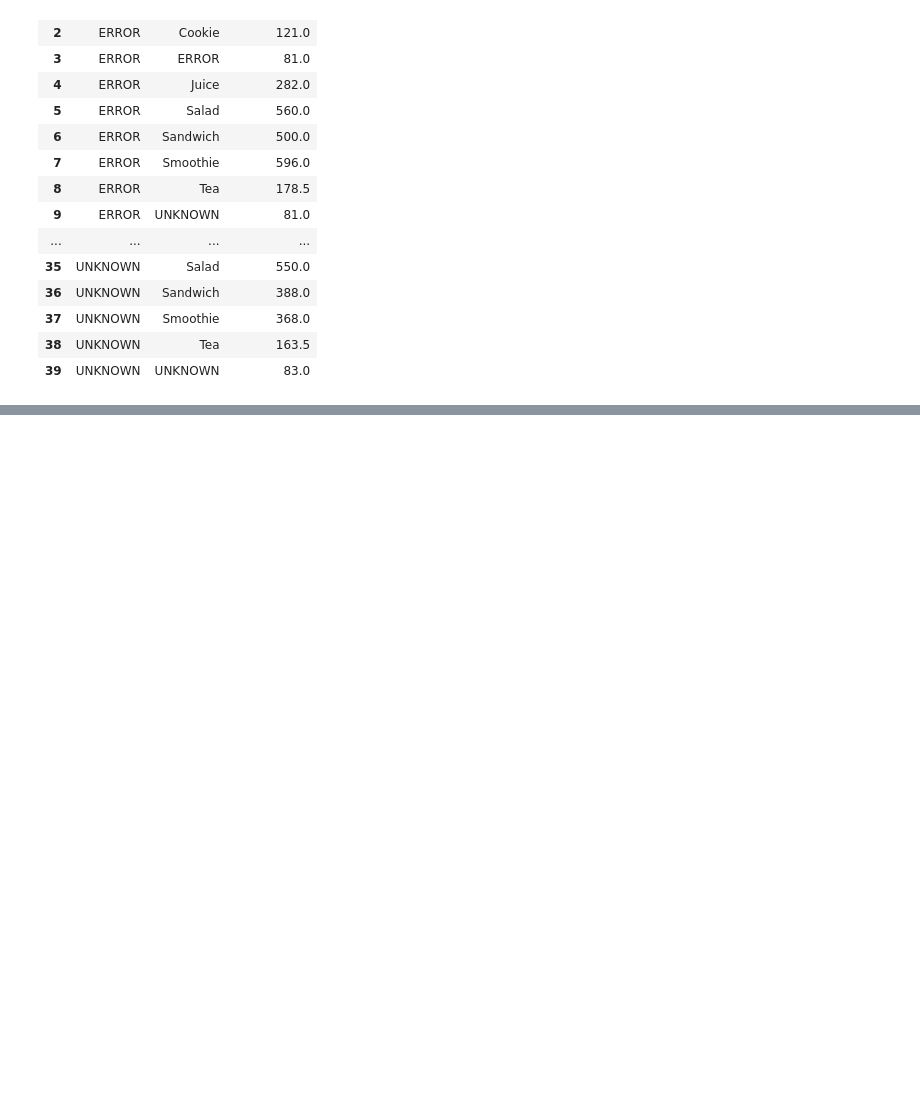
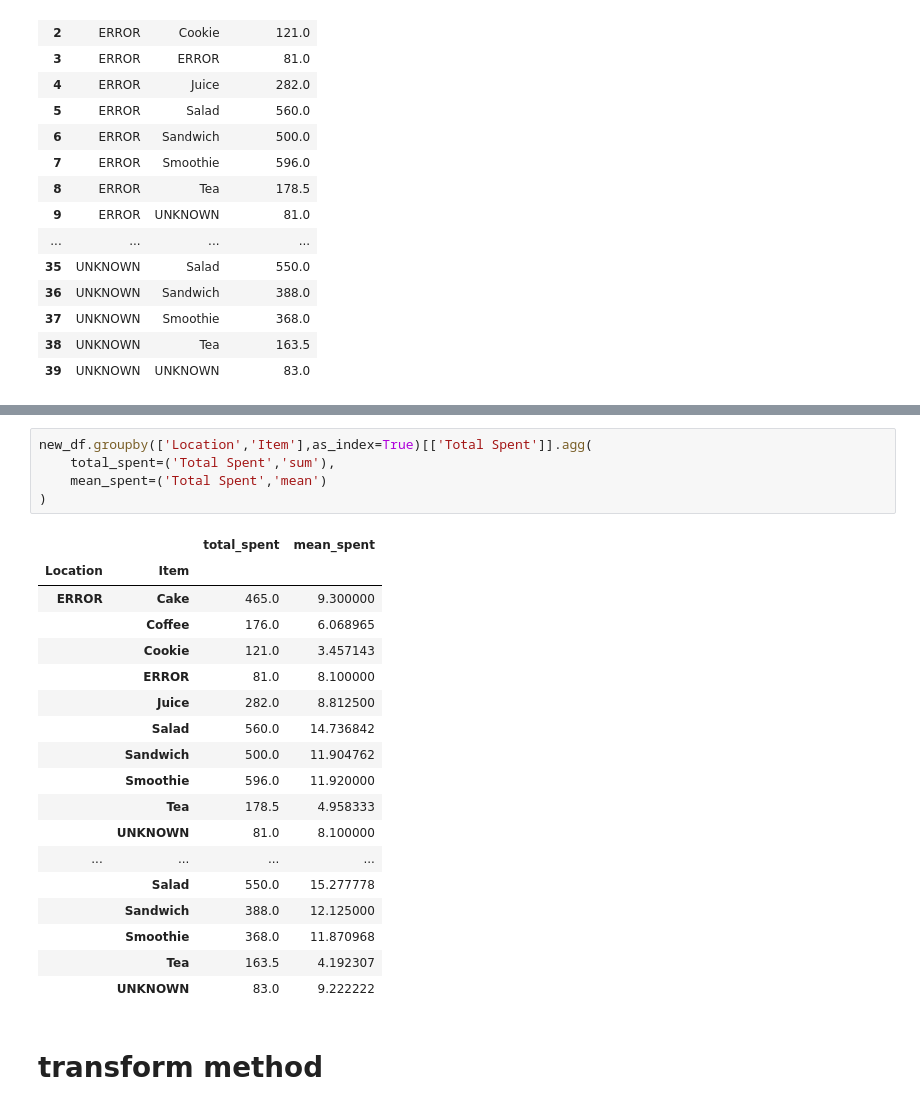
Before and after one commit to ibeginnernoob/Learn_ML, a Jupyter notebook: dataframe_aggregations.ipynb, the cells around one changed output, grey strips where cells are left out. Drawn from its saved outputs; the diff is of its cells as text; blank space fills up the shorter version.

```diff
--- a/dataframe_aggregations.ipynb
+++ b/dataframe_aggregations.ipynb
@@ -126,0 +283,26 @@ new_df.groupby(['Location','Item'],as_index=False)['Total Spent'].sum()
+# %%
+new_df.groupby(['Location','Item'],as_index=True)[['Total Spent']].agg(
+    total_spent=('Total Spent','sum'),
+    mean_spent=('Total Spent','mean')
+)
+# %% [output]
+|  |  | total_spent | mean_spent |
+| Location | Item |  |  |
+| ERROR | Cake | 465.0 | 9.300000 |
+|  | Coffee | 176.0 | 6.068965 |
+|  | Cookie | 121.0 | 3.457143 |
+|  | ERROR | 81.0 | 8.100000 |
+|  | Juice | 282.0 | 8.812500 |
+|  | Salad | 560.0 | 14.736842 |
+|  | Sandwich | 500.0 | 11.904762 |
+|  | Smoothie | 596.0 | 11.920000 |
+|  | Tea | 178.5 | 4.958333 |
+|  | UNKNOWN | 81.0 | 8.100000 |
+| ... | ... | ... | ... |
+|  | Salad | 550.0 | 15.277778 |
+|  | Sandwich | 388.0 | 12.125000 |
+|  | Smoothie | 368.0 | 11.870968 |
+|  | Tea | 163.5 | 4.192307 |
+|  | UNKNOWN | 83.0 | 9.222222 |
+# %% [markdown]
+# transform method
```
Also changed, not shown: parts of 14 cells of this notebook, 1 other file.
